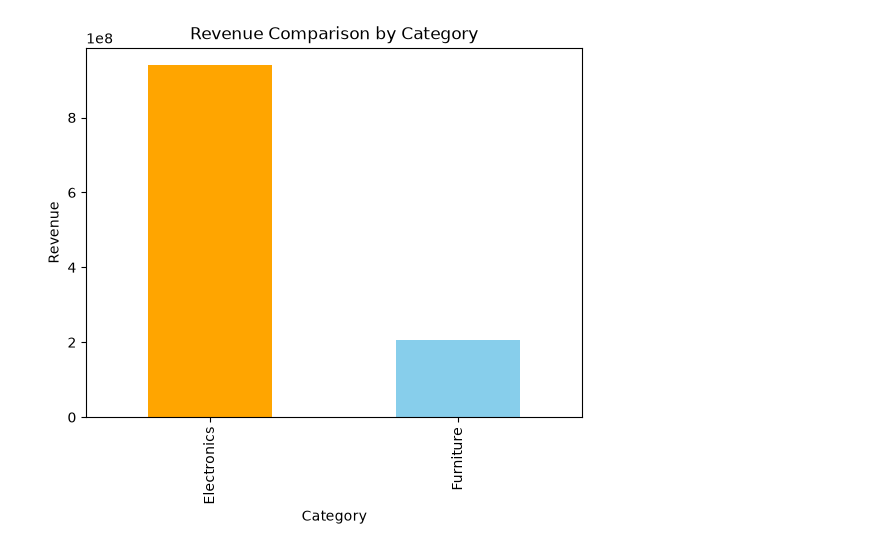
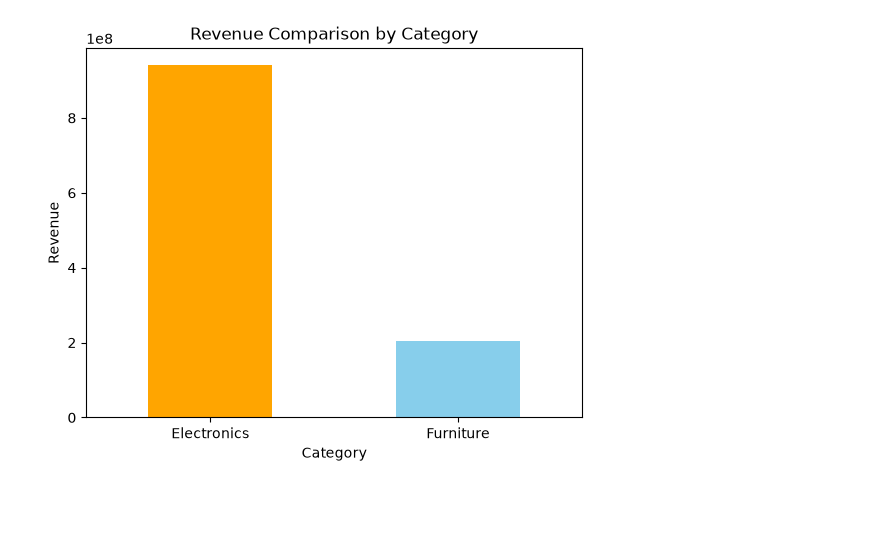
Before and after one commit to zulvanadrian-spec/python-data-visualization, a Jupyter notebook: Matplotlib/plt5/paractceProject.ipynb, the cells around one changed output. Drawn from its saved outputs; the diff is of its cells as text; code cells hidden in the pictures; blank space fills up the shorter version.

```diff
--- a/Matplotlib/plt5/paractceProject.ipynb
+++ b/Matplotlib/plt5/paractceProject.ipynb
@@ -96,13 +96,14 @@ The best Category : Electronics  -->  Rp.940,000,000
 # %%
 # --- category comparison chart ---
 category_performance.plot(
     kind="bar",
     color=["orange", "skyblue"]
 )
 
 plt.title("Revenue Comparison by Category")
 plt.xlabel("Category")
 plt.ylabel("Revenue")
+plt.xticks(rotation=0)
 plt.show()
 # %% [output]
-[figure, old version]
+[figure, new version]
```
Also changed, not shown: parts of 1 cell of this notebook.
